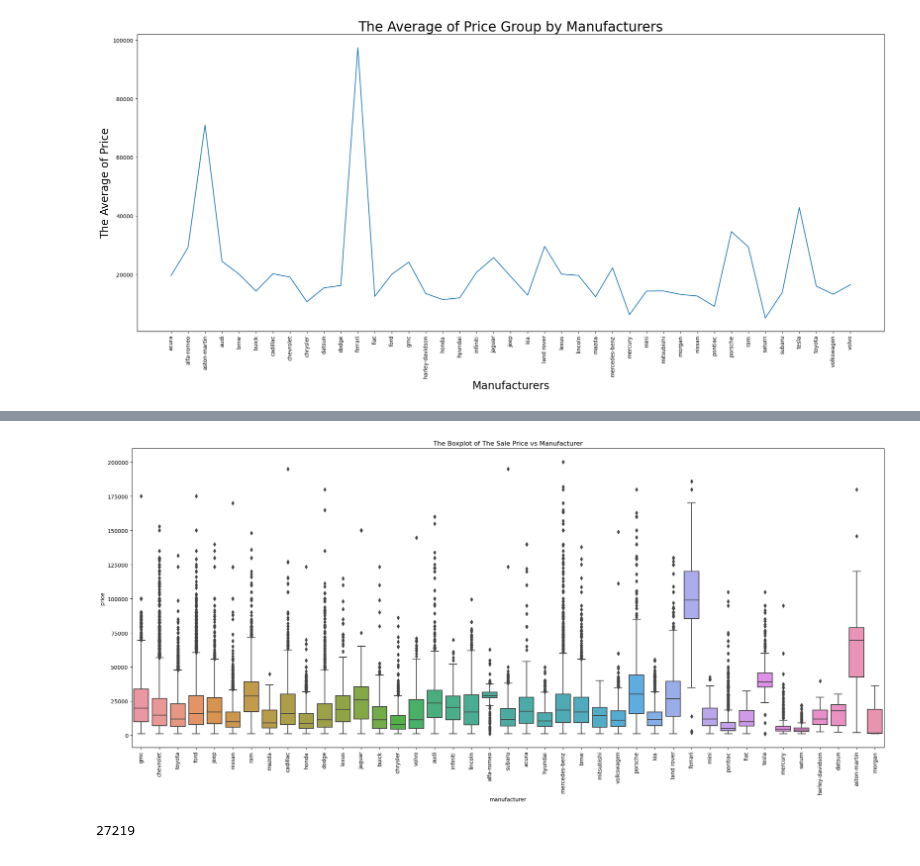
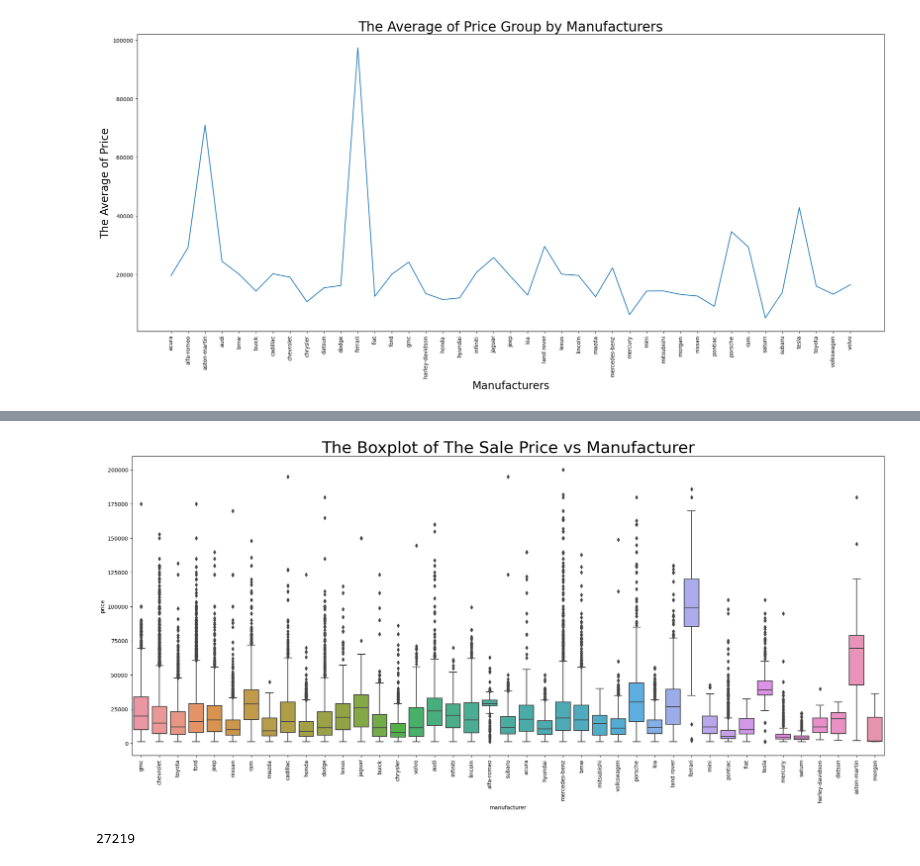
Before and after one commit to tkhong95/used_car, a Jupyter notebook: 01_data_cleaning_EDA.ipynb, the cells around one changed output, grey strips where cells are left out. Drawn from its saved outputs; the diff is of its cells as text; code cells hidden in the pictures.

```diff
--- a/01_data_cleaning_EDA.ipynb
+++ b/01_data_cleaning_EDA.ipynb
@@ -376,10 +390,10 @@ plt.title('Distribution of manufacturers', size=30);
 # %%
 plt.figure(figsize = (25,10))
 plt.xticks(rotation=90)
 sns.boxplot(df, x='manufacturer', y='price')
-plt.title("The Boxplot of The Sale Price vs Manufacturer");
+plt.title("The Boxplot of The Sale Price vs Manufacturer", size = 30);
 # %% [output]
-[figure, old version]
+[figure, new version]
 # %%
 # model vs price
 
```
Also changed, not shown: parts of 27 cells of this notebook, 20 other files.
